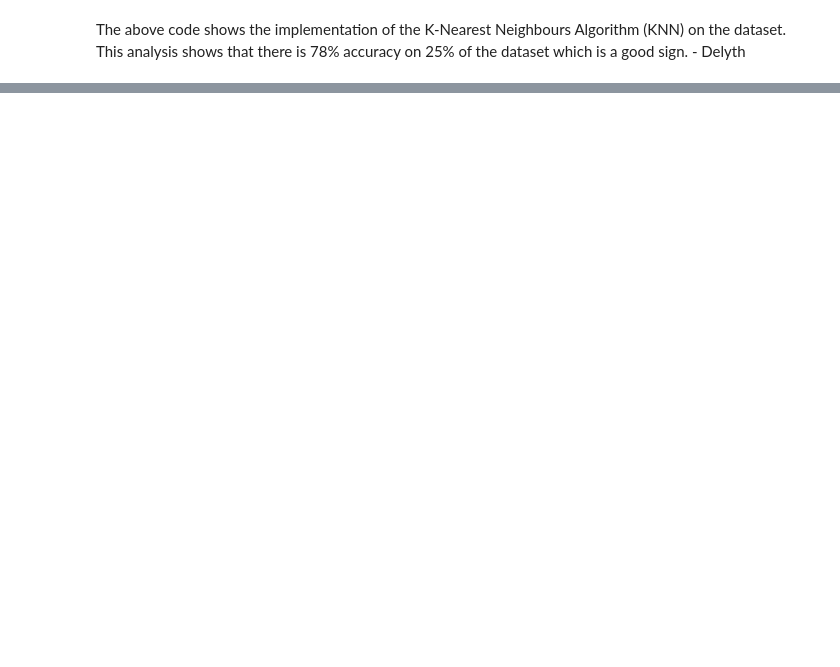
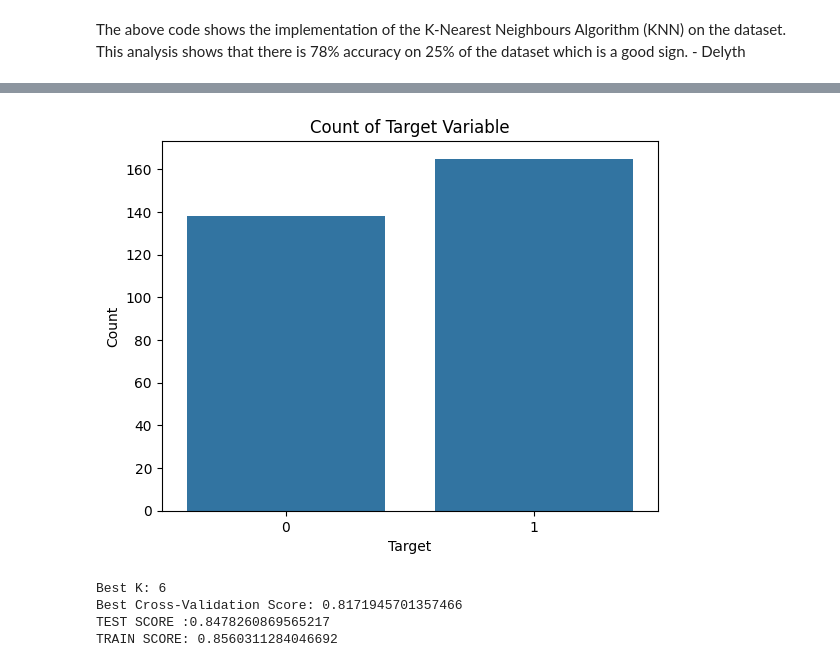
Before and after one commit to Valentin-Iva/Team-2-Project, a Jupyter notebook: team_2_project.ipynb, the cells around one changed output, grey strips where cells are left out. Drawn from its saved outputs; the diff is of its cells as text; code cells hidden in the pictures; blank space fills up the shorter version.

```diff
--- a/team_2_project.ipynb
+++ b/team_2_project.ipynb
@@ -992,0 +1293,80 @@ The above code shows the implementation of the K-Nearest Neighbours Algorithm (K
+# %%
+import pandas as pd
+import numpy as np
+import seaborn as sns
+import matplotlib.pyplot as plt
+from sklearn.neighbors import KNeighborsClassifier
+from sklearn.metrics import accuracy_score
+from sklearn.model_selection import train_test_split
+from sklearn.preprocessing import StandardScaler
+from sklearn.model_selection import GridSearchCV
+
+# re-creating cleanedData.csv to ensure it exists before being read
+path = '/content/cleanedData.csv'
+data_for_cleaning = pd.read_csv(path)
+data_for_cleaning['gender'] = data_for_cleaning['gender'].apply(lambda x: 'male' if x == 1 else 'female')
+data_for_cleaning['exang'] = data_for_cleaning['exang'].map({1: 'Yes', 0:'No'})
+data_for_cleaning.rename(columns={"gender":"gender"}, inplace=True)
+data_for_cleaning.to_csv("cleanedData.csv", index=False)
+
+df = pd.read_csv("cleanedData.csv")
+df.head()
+
+# Plot target variable count
+sns.countplot(x='target', data=df)
+plt.title('Count of Target Variable')
+plt.xlabel('Target')
+plt.ylabel('Count')
+plt.show()
+
+# Identify categorical columns that need encoding
+string_categorical_cols = ['gender', 'exang']
+
+# One-hot encode the string categorical columns
+X_features = df.drop('target', axis=1)
+X_encoded = pd.get_dummies(X_features, columns=string_categorical_cols, drop_first=True)
+
+# Convert to numpy array for scaling and model training
+x = X_encoded.values
+y = df['target'].values
+
+# Split the dataset into the Training set and Test set
+x_train, x_test, y_train, y_test= train_test_split(x, y, test_size= 0.15, random_state=42)
+
+# Pipeline: alternative to feature Scaling
+from sklearn.pipeline import Pipeline
+
+pipeline = Pipeline([
+    ('scaler', StandardScaler()),
+    ('knn', KNeighborsClassifier())
+])
+
+param_grid = {
+    'knn__n_neighbors': range(1, 50),
+    'knn__weights': ['uniform', 'distance'],
+    'knn__metric': ['minkowski', 'euclidean', 'manhattan'],
+    'knn__p': [1, 2],
+}
+
+grid = GridSearchCV(pipeline, param_grid, cv=5)
+grid.fit(x_train, y_train)
+
+print("Best K:", grid.best_params_['knn__n_neighbors'])
+print("Best Cross-Validation Score:", grid.best_score_)
+
+# Train final model using best K
+knnclassifier = grid.best_estimator_
+
+# Make predictions
+y_pred = knnclassifier.predict(x_test)
+from sklearn.metrics import confusion_matrix
+cm= confusion_matrix(y_test, y_pred)
+
+print(f"TEST SCORE :{accuracy_score(y_test, y_pred)}")
+print(f"TRAIN SCORE: {knnclassifier.score(x_train, y_train)}")
+# %% [output]
+[figure, added]
+Best K: 6
+Best Cross-Validation Score: 0.8171945701357466
+TEST SCORE :0.8478260869565217
+TRAIN SCORE: 0.8560311284046692
```
Also changed, not shown: parts of 36 cells of this notebook.
